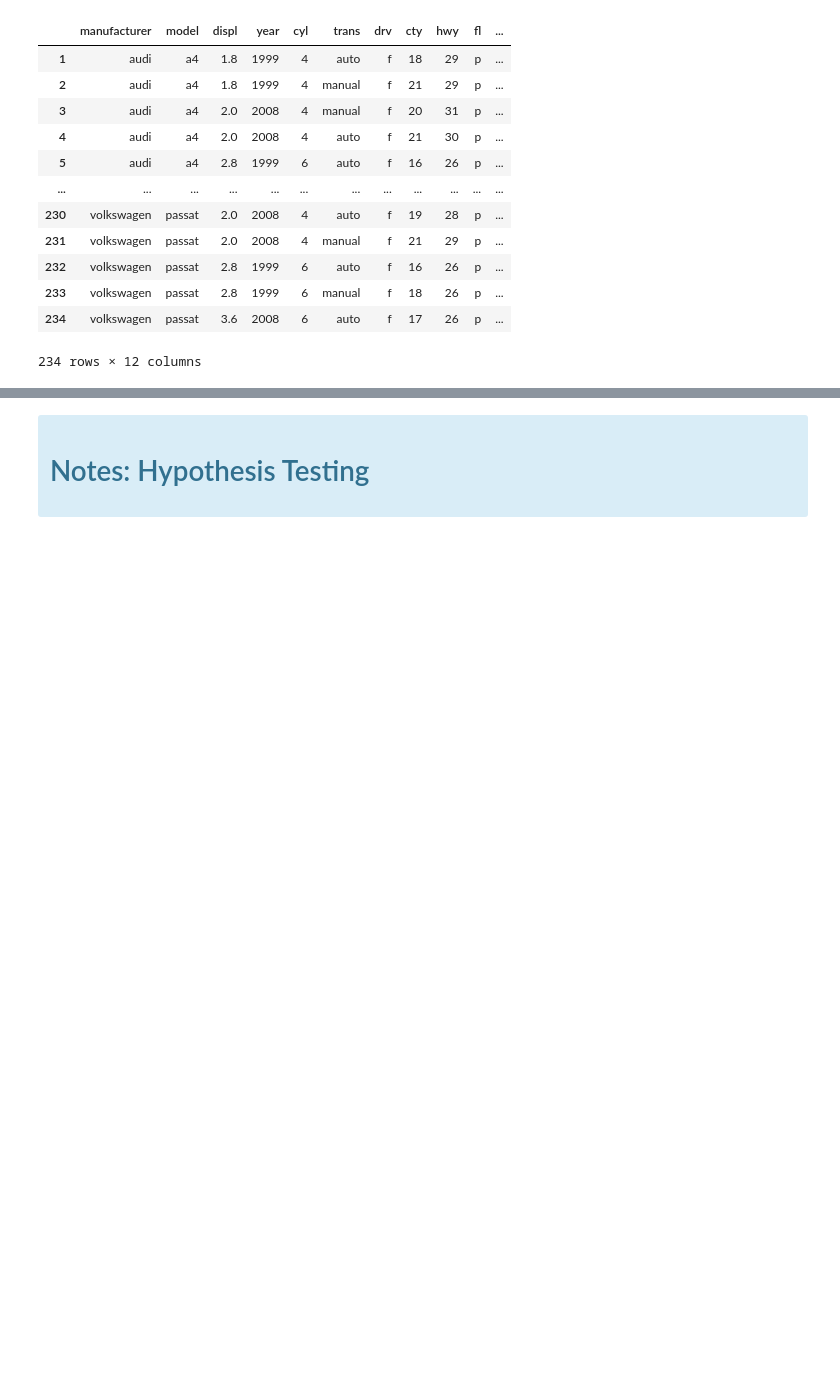
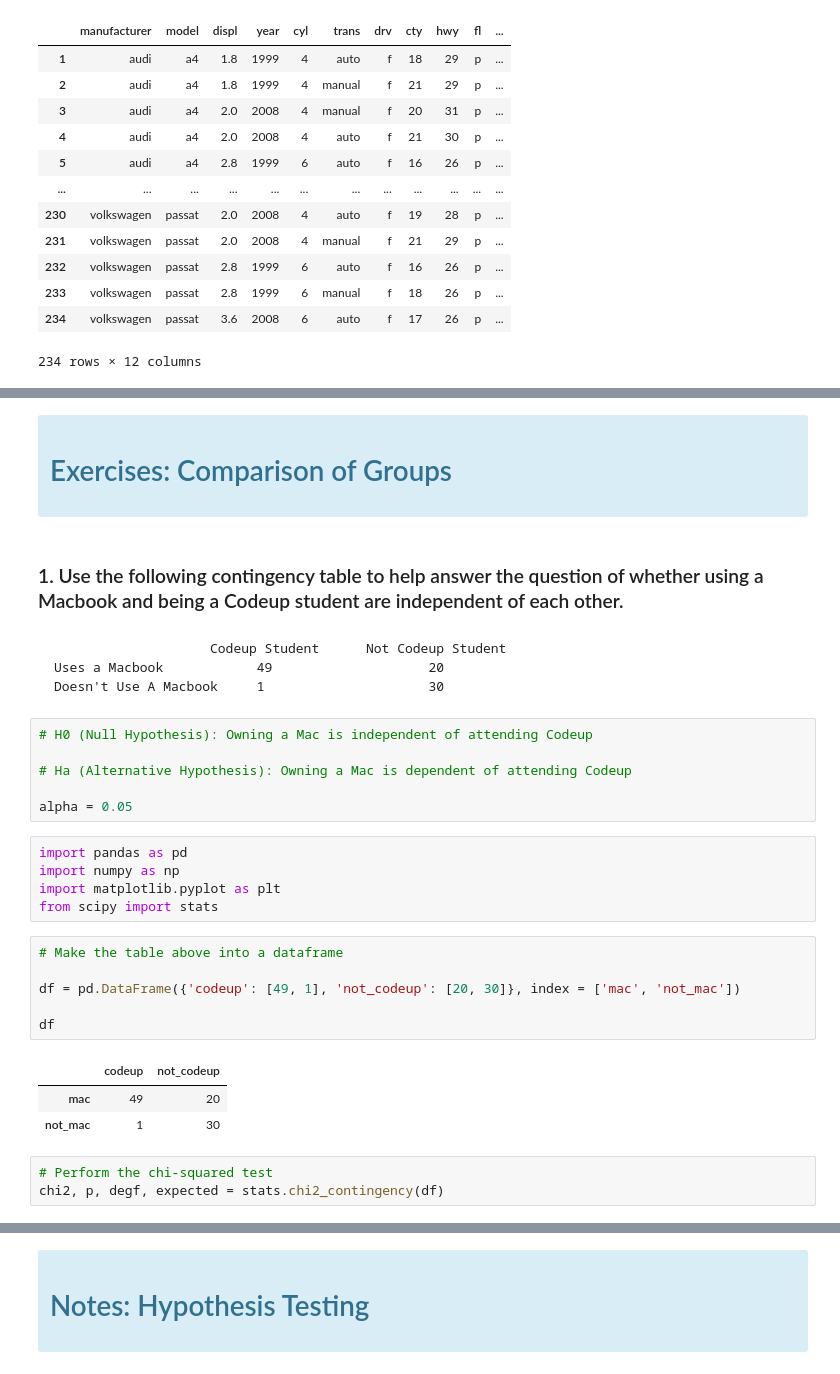
Before and after one commit to Zacharia-Schmitz/statistics-exercises, a Jupyter notebook: hypothesis_testing.ipynb, the cells around one changed output, grey strips where cells are left out. Cells and saved outputs as stored; diff of their text form; blank space fills up the shorter version.

Commit message:
Exercises pre-review.

```diff
--- a/hypothesis_testing.ipynb
+++ b/hypothesis_testing.ipynb
@@ -705,0 +723,36 @@ We fail to reject null hypothesis.
+# %% [markdown]
+<div class="alert alert-block alert-info">
+
+# Exercises: Comparison of Groups
+# %% [markdown]
+### 1. Use the following contingency table to help answer the question of whether using a Macbook and being a Codeup student are independent of each other.
+# %% [markdown]
+<pre>
+                    Codeup Student	    Not Codeup Student
+Uses a Macbook	          49                	20
+Doesn't Use A Macbook	  1                     30
+</pre>
+# %%
+# H0 (Null Hypothesis): Owning a Mac is independent of attending Codeup
+
+# Ha (Alternative Hypothesis): Owning a Mac is dependent of attending Codeup
+
+alpha = 0.05
+# %%
+import pandas as pd
+import numpy as np
+import matplotlib.pyplot as plt
+from scipy import stats
+# %%
+# Make the table above into a dataframe
+
+df = pd.DataFrame({'codeup': [49, 1], 'not_codeup': [20, 30]}, index = ['mac', 'not_mac'])
+
+df
+# %% [output]
+|  | codeup | not_codeup |
+| mac | 49 | 20 |
+| not_mac | 1 | 30 |
+# %%
+# Perform the chi-squared test
+chi2, p, degf, expected = stats.chi2_contingency(df)
```
Also changed, not shown: parts of 31 cells of this notebook.
